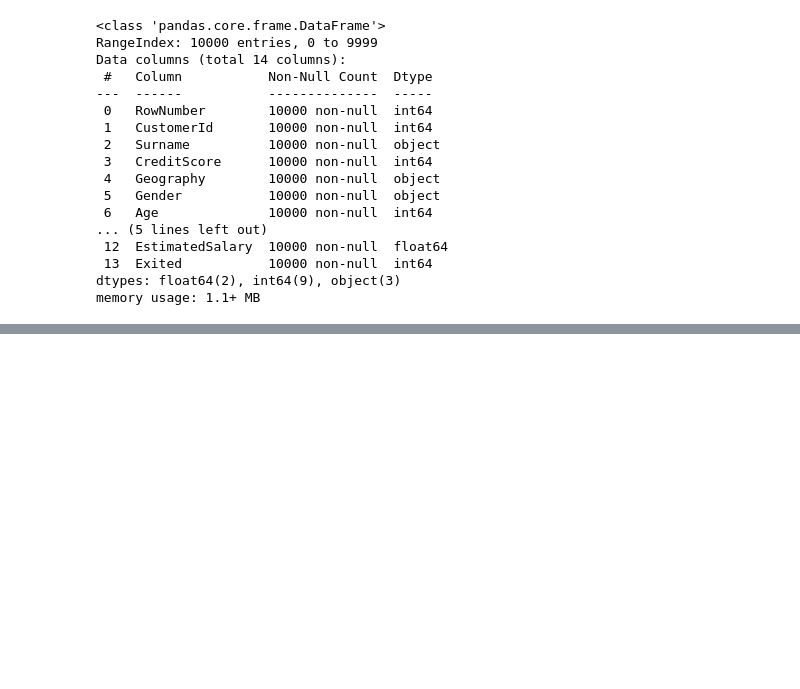
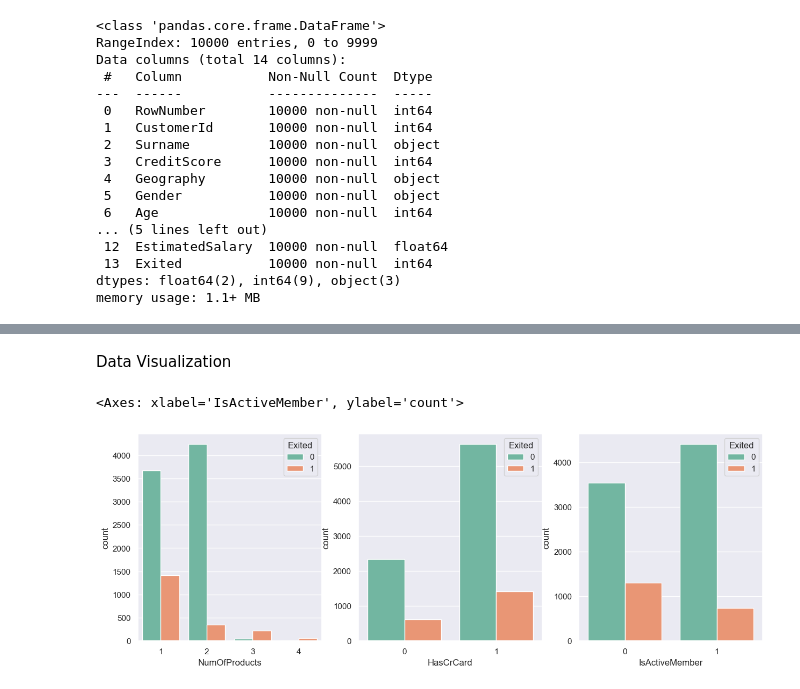
Before and after one commit to ohorielko/bank_customer_churn_prediction, a Jupyter notebook: bank_customer_churn_prediction.ipynb, the cells around one changed output, grey strips where cells are left out. Drawn from its saved outputs; the diff is of its cells as text; code cells hidden in the pictures; blank space fills up the shorter version.

Commit message:
Dataset statistics; data visualization; encoding categorical variables into numerical; identifying outliers; checking the correlation

```diff
--- a/bank_customer_churn_prediction.ipynb
+++ b/bank_customer_churn_prediction.ipynb
@@ -4,9 +4,11 @@ Import all the necessary libraries
 import pandas as pd
 import numpy as np
 import seaborn as sns
-sns.set(palette="Set3")
+sns.set(palette="Set2")
 import matplotlib.pyplot as plt
 %matplotlib inline
+
+from sklearn.preprocessing import LabelEncoder
 # %%
 # read the csv file
 df = pd.read_csv("banking_churn_dataset.csv")
@@ -70,3 +72,18 @@ df.head()
 | 2 | 502 | France | Female | 42 | 8 | 159660.80 | 3 | 1 | 0 | ... |
 | 3 | 699 | France | Female | 39 | 1 | 0.00 | 2 | 0 | 0 | ... |
 | 4 | 850 | Spain | Female | 43 | 2 | 125510.82 | 1 | 1 | 1 | ... |
+# %% [markdown]
+Data Visualization
+# %%
+figure, ax = plt.subplots(1, 3, figsize=(15, 5))
+sns.countplot(x="NumOfProducts", hue="Exited", data=df, ax=ax[0])
+sns.countplot(x="HasCrCard", hue="Exited", data=df, ax=ax[1])
+sns.countplot(x="IsActiveMember", hue="Exited", data=df, ax=ax[2])
+
+# Analysis:
+# 1. Customers with 1 or 2 products are more likely to stay with the bank. Few customers with 3 or 4 products, but among them, a significant portion tends to churn.
+# 2. Customers who have a credit card are less likely to exit the bank compared to those who do not have one.
+# 3. Active members are much less likely to churn compared to inactive members.
+# %% [output]
+<Axes: xlabel='IsActiveMember', ylabel='count'>
+[figure, added]
```
Also changed, not shown: parts of 13 cells of this notebook.
